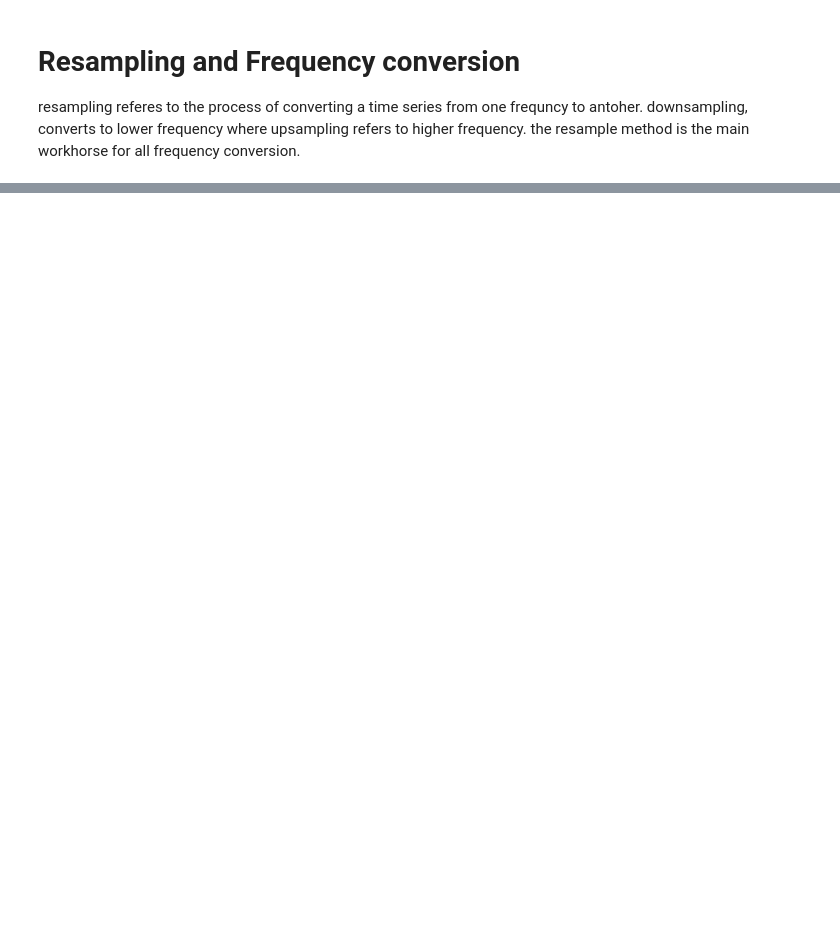
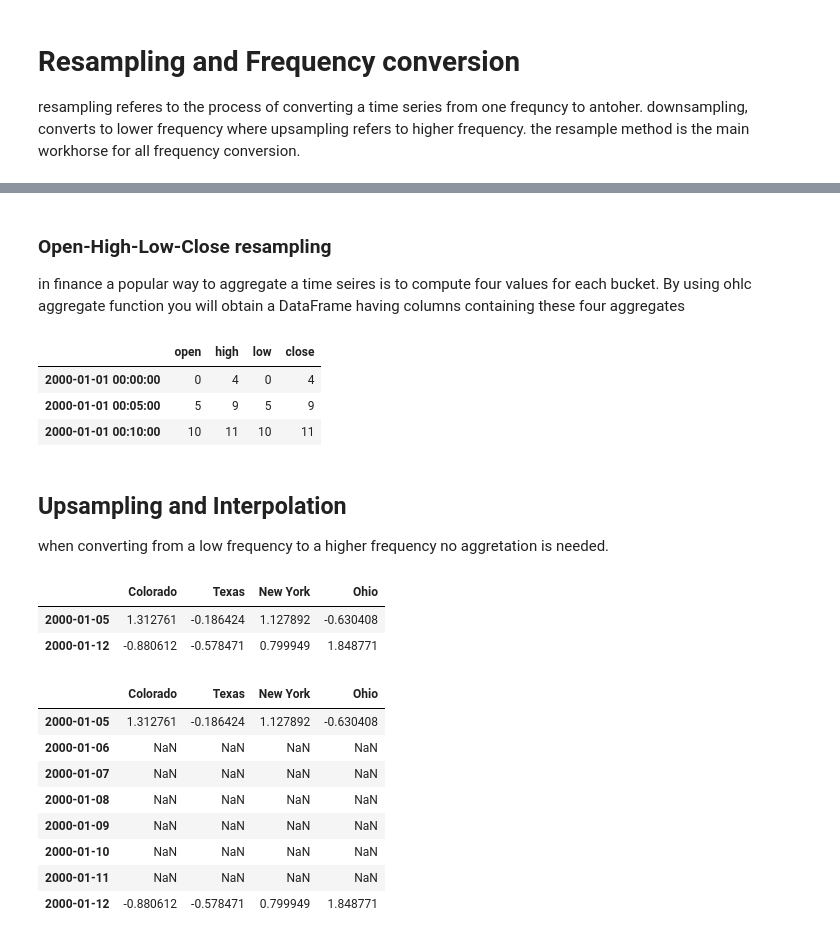
Before and after one commit to oeg1n18/learning-python, a Jupyter notebook: Python-for-data-analysis-Oreillly/11_Time_Series.ipynb, the cells around one changed output, grey strips where cells are left out. Saved outputs shown, nothing was run; the diff lists cells and outputs as text; code cells hidden in the pictures; blank space fills up the shorter version.

Commit message:
Time series up and dwonsampling

```diff
--- a/Python-for-data-analysis-Oreillly/11_Time_Series.ipynb
+++ b/Python-for-data-analysis-Oreillly/11_Time_Series.ipynb
@@ -628,0 +668,33 @@ convention -- When resampling periods, the convention('start' or'end' for conver
+# %% [markdown]
+### Open-High-Low-Close resampling
+in finance a popular way to aggregate a time seires is to compute four values for each bucket. By using ohlc aggregate function you will obtain a DataFrame having columns containing these four aggregates
+# %%
+ts.resample('5min').ohlc()
+# %% [output]
+|  | open | high | low | close |
+| 2000-01-01 00:00:00 | 0 | 4 | 0 | 4 |
+| 2000-01-01 00:05:00 | 5 | 9 | 5 | 9 |
+| 2000-01-01 00:10:00 | 10 | 11 | 10 | 11 |
+# %% [markdown]
+## Upsampling and Interpolation
+when converting from a low frequency to a higher frequency no aggretation is needed.
+# %%
+frame = pd.DataFrame(np.random.randn(2,4), index=pd.date_range('1/1/2000', periods=2, freq='W-WED'), columns=['Colorado', 'Texas', 'New York', 'Ohio'])
+frame
+# %% [output]
+|  | Colorado | Texas | New York | Ohio |
+| 2000-01-05 | 1.312761 | -0.186424 | 1.127892 | -0.630408 |
+| 2000-01-12 | -0.880612 | -0.578471 | 0.799949 | 1.848771 |
+# %%
+df_daily = frame.resample('D').asfreq()
+df_daily
+# %% [output]
+|  | Colorado | Texas | New York | Ohio |
+| 2000-01-05 | 1.312761 | -0.186424 | 1.127892 | -0.630408 |
+| 2000-01-06 | NaN | NaN | NaN | NaN |
+| 2000-01-07 | NaN | NaN | NaN | NaN |
+| 2000-01-08 | NaN | NaN | NaN | NaN |
+| 2000-01-09 | NaN | NaN | NaN | NaN |
+| 2000-01-10 | NaN | NaN | NaN | NaN |
+| 2000-01-11 | NaN | NaN | NaN | NaN |
+| 2000-01-12 | -0.880612 | -0.578471 | 0.799949 | 1.848771 |
```
Also changed, not shown: parts of 47 cells of this notebook.
